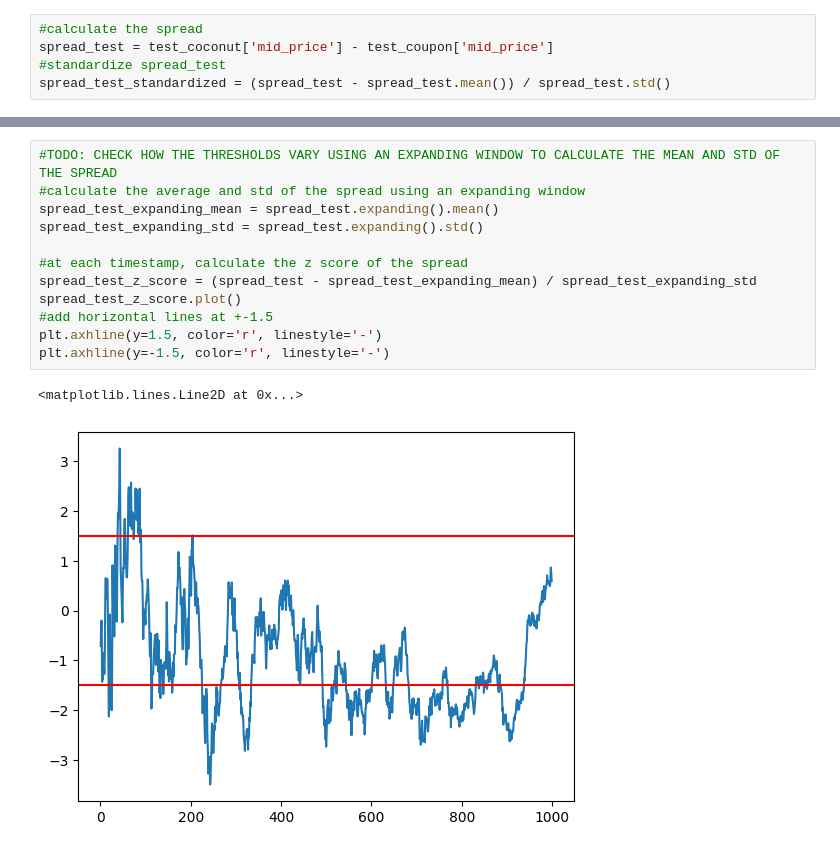
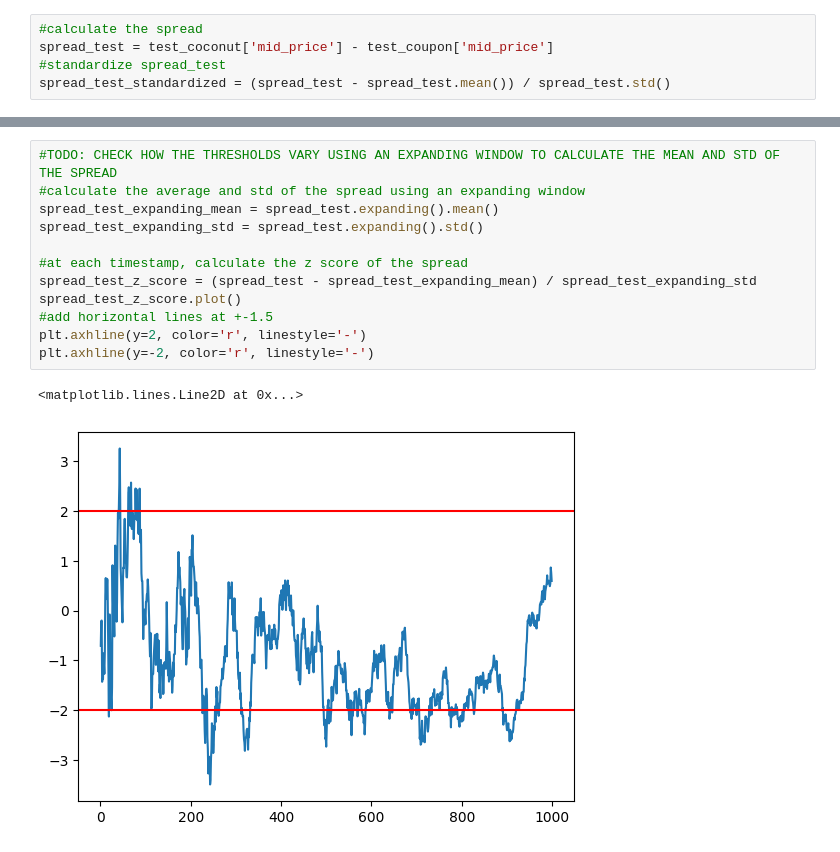
Before and after one commit to AlessandroMagna/prosperity-algo-trading, a Jupyter notebook: notebooks/Prosp_Round4.ipynb, the cells around one changed output, grey strips where cells are left out. Cells and saved outputs as stored; diff of their text form.

```diff
--- a/notebooks/Prosp_Round4.ipynb
+++ b/notebooks/Prosp_Round4.ipynb
@@ -224,15 +241,15 @@ plt.axhline(y=-1.5, color='r', linestyle='-')
 # %%
 #TODO: CHECK HOW THE THRESHOLDS VARY USING AN EXPANDING WINDOW TO CALCULATE THE MEAN AND STD OF THE SPREAD
 #calculate the average and std of the spread using an expanding window
 spread_test_expanding_mean = spread_test.expanding().mean()
 spread_test_expanding_std = spread_test.expanding().std()
 
 #at each timestamp, calculate the z score of the spread
 spread_test_z_score = (spread_test - spread_test_expanding_mean) / spread_test_expanding_std
 spread_test_z_score.plot()
 #add horizontal lines at +-1.5
-plt.axhline(y=1.5, color='r', linestyle='-')
-plt.axhline(y=-1.5, color='r', linestyle='-')
+plt.axhline(y=2, color='r', linestyle='-')
+plt.axhline(y=-2, color='r', linestyle='-')
 # %% [output]
 <matplotlib.lines.Line2D at 0x...>
-[figure, old version]
+[figure, new version]
```
Also changed, not shown: parts of 7 cells of this notebook, 2 other files.
